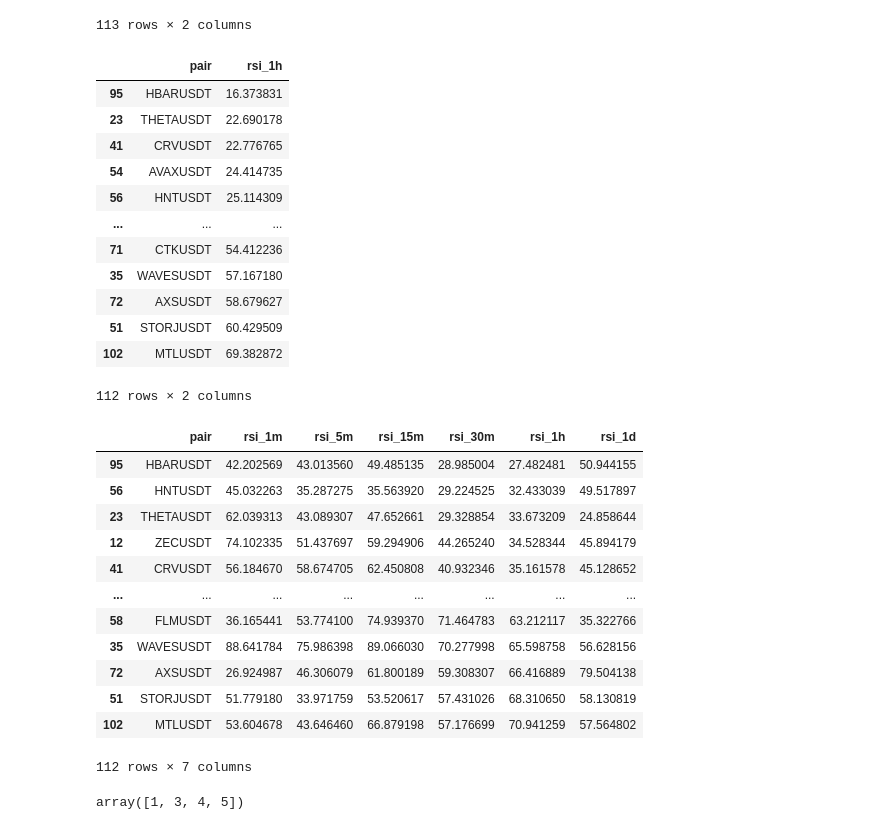
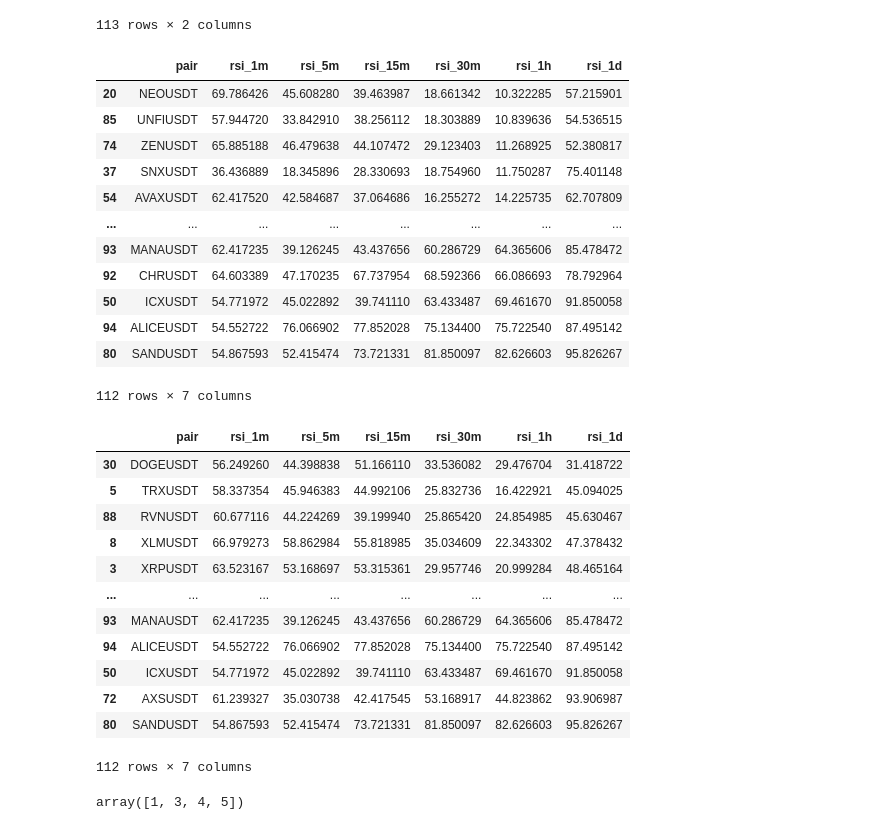
Before and after one commit to balker0322/tradecli, a Jupyter notebook: notebook.ipynb, the cells around one changed output. Drawn from its saved outputs; the diff is of its cells as text; code cells hidden in the pictures.

```diff
--- a/notebook.ipynb
+++ b/notebook.ipynb
@@ -45,37 +45,37 @@ get_crypto_df(indicator=['rsi_5m']).sort_values(by='rsi_5m', ascending=True)
 # %%
 # pairs = get_all_pairs()
 # x = get_crypto_df(pairs=pairs)
-x = get_crypto_df(indicator=['rsi_1h'])
+x = get_crypto_df()
 x.sort_values(by='rsi_1h', ascending=True)
 # %% [output]
-|  | pair | rsi_1h |
-| 95 | HBARUSDT | 16.373831 |
-| 23 | THETAUSDT | 22.690178 |
-| 41 | CRVUSDT | 22.776765 |
-| 54 | AVAXUSDT | 24.414735 |
-| 56 | HNTUSDT | 25.114309 |
-| ... | ... | ... |
-| 71 | CTKUSDT | 54.412236 |
-| 35 | WAVESUSDT | 57.167180 |
-| 72 | AXSUSDT | 58.679627 |
-| 51 | STORJUSDT | 60.429509 |
-| 102 | MTLUSDT | 69.382872 |
+|  | pair | rsi_1m | rsi_5m | rsi_15m | rsi_30m | rsi_1h | rsi_1d |
+| 20 | NEOUSDT | 69.786426 | 45.608280 | 39.463987 | 18.661342 | 10.322285 | 57.215901 |
+| 85 | UNFIUSDT | 57.944720 | 33.842910 | 38.256112 | 18.303889 | 10.839636 | 54.536515 |
+| 74 | ZENUSDT | 65.885188 | 46.479638 | 44.107472 | 29.123403 | 11.268925 | 52.380817 |
+| 37 | SNXUSDT | 36.436889 | 18.345896 | 28.330693 | 18.754960 | 11.750287 | 75.401148 |
+| 54 | AVAXUSDT | 62.417520 | 42.584687 | 37.064686 | 16.255272 | 14.225735 | 62.707809 |
+| ... | ... | ... | ... | ... | ... | ... | ... |
+| 93 | MANAUSDT | 62.417235 | 39.126245 | 43.437656 | 60.286729 | 64.365606 | 85.478472 |
+| 92 | CHRUSDT | 64.603389 | 47.170235 | 67.737954 | 68.592366 | 66.086693 | 78.792964 |
+| 50 | ICXUSDT | 54.771972 | 45.022892 | 39.741110 | 63.433487 | 69.461670 | 91.850058 |
+| 94 | ALICEUSDT | 54.552722 | 76.066902 | 77.852028 | 75.134400 | 75.722540 | 87.495142 |
+| 80 | SANDUSDT | 54.867593 | 52.415474 | 73.721331 | 81.850097 | 82.626603 | 95.826267 |
-112 rows × 2 columns
+112 rows × 7 columns
 # %%
-x.sort_values(by='rsi_1h', ascending=True)
+x.sort_values(by='rsi_1d', ascending=True)
 # %% [output]
 |  | pair | rsi_1m | rsi_5m | rsi_15m | rsi_30m | rsi_1h | rsi_1d |
-| 95 | HBARUSDT | 42.202569 | 43.013560 | 49.485135 | 28.985004 | 27.482481 | 50.944155 |
-| 56 | HNTUSDT | 45.032263 | 35.287275 | 35.563920 | 29.224525 | 32.433039 | 49.517897 |
-| 23 | THETAUSDT | 62.039313 | 43.089307 | 47.652661 | 29.328854 | 33.673209 | 24.858644 |
-| 12 | ZECUSDT | 74.102335 | 51.437697 | 59.294906 | 44.265240 | 34.528344 | 45.894179 |
-| 41 | CRVUSDT | 56.184670 | 58.674705 | 62.450808 | 40.932346 | 35.161578 | 45.128652 |
+| 30 | DOGEUSDT | 56.249260 | 44.398838 | 51.166110 | 33.536082 | 29.476704 | 31.418722 |
+| 5 | TRXUSDT | 58.337354 | 45.946383 | 44.992106 | 25.832736 | 16.422921 | 45.094025 |
+| 88 | RVNUSDT | 60.677116 | 44.224269 | 39.199940 | 25.865420 | 24.854985 | 45.630467 |
+| 8 | XLMUSDT | 66.979273 | 58.862984 | 55.818985 | 35.034609 | 22.343302 | 47.378432 |
+| 3 | XRPUSDT | 63.523167 | 53.168697 | 53.315361 | 29.957746 | 20.999284 | 48.465164 |
 | ... | ... | ... | ... | ... | ... | ... | ... |
-| 58 | FLMUSDT | 36.165441 | 53.774100 | 74.939370 | 71.464783 | 63.212117 | 35.322766 |
-| 35 | WAVESUSDT | 88.641784 | 75.986398 | 89.066030 | 70.277998 | 65.598758 | 56.628156 |
-| 72 | AXSUSDT | 26.924987 | 46.306079 | 61.800189 | 59.308307 | 66.416889 | 79.504138 |
-| 51 | STORJUSDT | 51.779180 | 33.971759 | 53.520617 | 57.431026 | 68.310650 | 58.130819 |
-| 102 | MTLUSDT | 53.604678 | 43.646460 | 66.879198 | 57.176699 | 70.941259 | 57.564802 |
+| 93 | MANAUSDT | 62.417235 | 39.126245 | 43.437656 | 60.286729 | 64.365606 | 85.478472 |
+| 94 | ALICEUSDT | 54.552722 | 76.066902 | 77.852028 | 75.134400 | 75.722540 | 87.495142 |
+| 50 | ICXUSDT | 54.771972 | 45.022892 | 39.741110 | 63.433487 | 69.461670 | 91.850058 |
+| 72 | AXSUSDT | 61.239327 | 35.030738 | 42.417545 | 53.168917 | 44.823862 | 93.906987 |
+| 80 | SANDUSDT | 54.867593 | 52.415474 | 73.721331 | 81.850097 | 82.626603 | 95.826267 |
 112 rows × 7 columns
 # %%
 x[4].iloc[-1]
```
Also changed, not shown: parts of 3 cells of this notebook, 1 other file.
